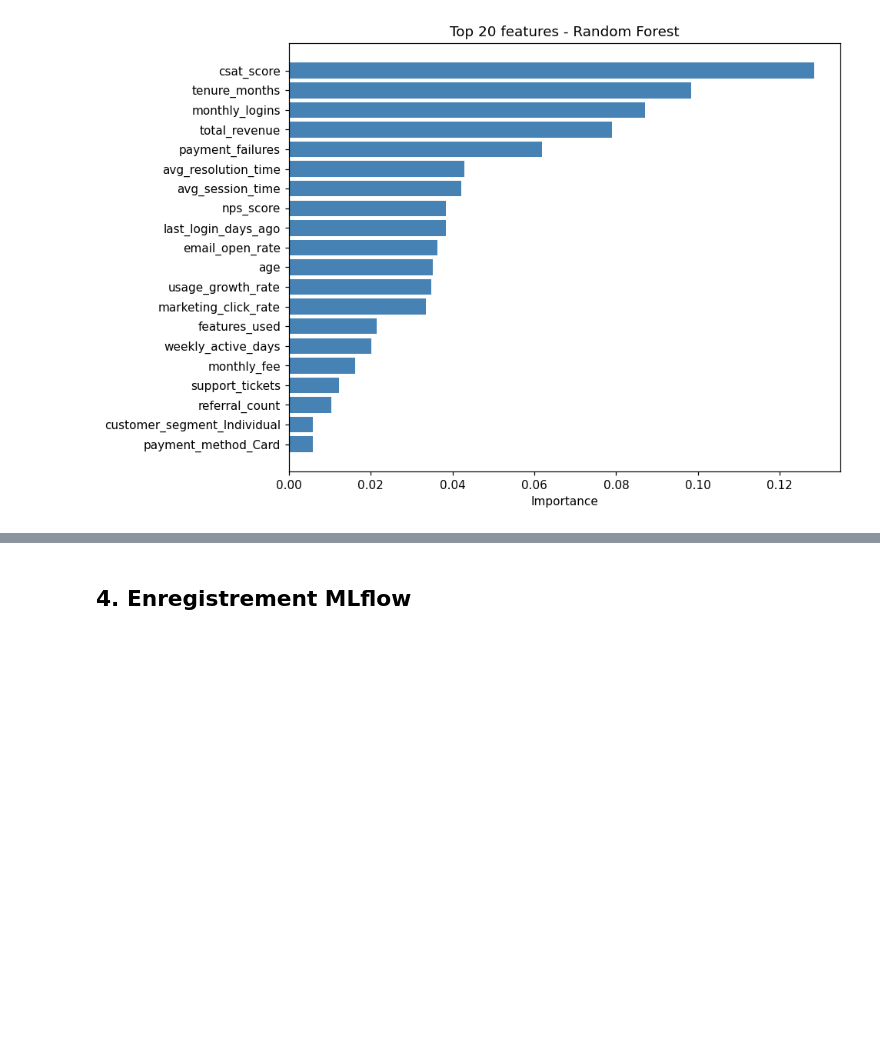
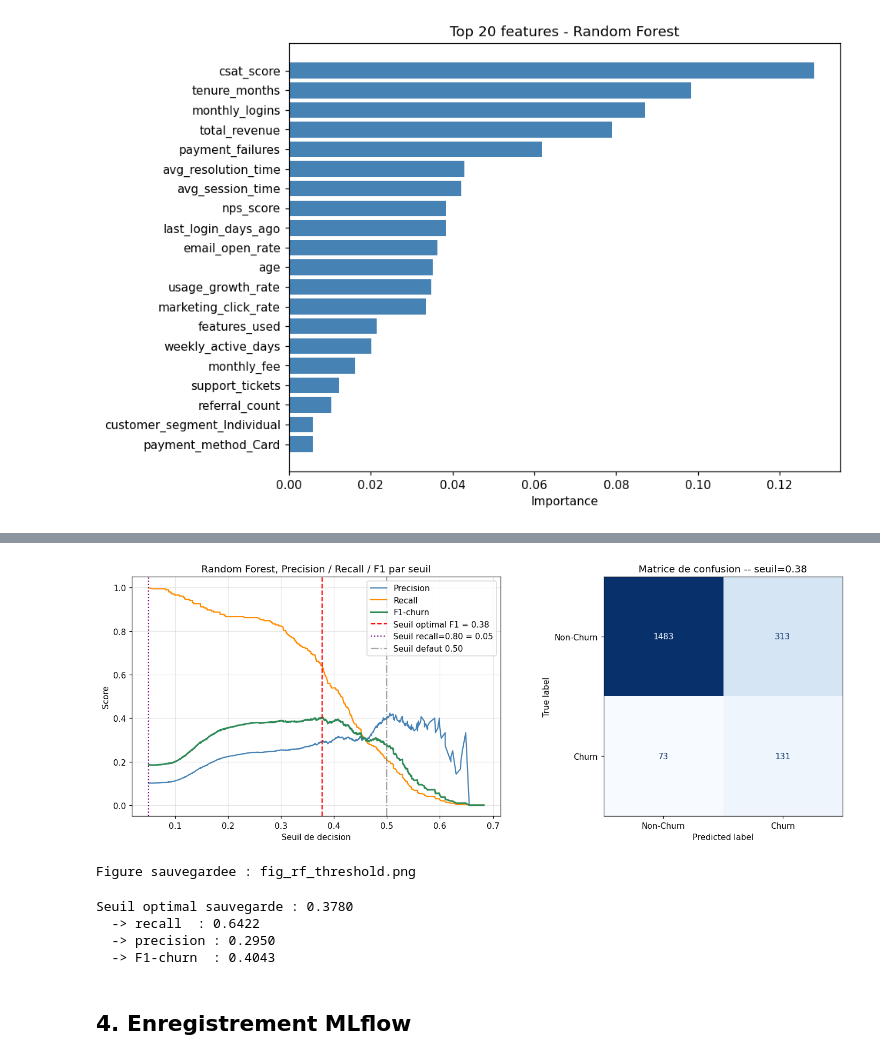
Before and after one commit to S13v3n-2/Projet_Data_Science, a Jupyter notebook: notebooks/04_random_forest.ipynb, the cells around one changed output, grey strips where cells are left out. Saved outputs shown, nothing was run; the diff lists cells and outputs as text; code cells hidden in the pictures; blank space fills up the shorter version.

Commit message:
adaptation des seuils des modeles

```diff
--- a/notebooks/04_random_forest.ipynb
+++ b/notebooks/04_random_forest.ipynb
@@ -123,3 +175,63 @@ plt.show()
+# %%
+import matplotlib.pyplot as plt
+import numpy as np
+
+fig, axes = plt.subplots(1, 2, figsize=(14, 5))
+
+# Courbe precision / recall / F1 selon le seuil
+ax = axes[0]
+ax.plot(thresholds, precisions[:-1], label="Precision", color="steelblue")
+ax.plot(thresholds, recalls[:-1],    label="Recall",    color="darkorange")
+ax.plot(thresholds, f1_scores,       label="F1-churn",  color="seagreen", linewidth=2)
+ax.axvline(optimal_threshold, color="red",    linestyle="--",
+           label=f"Seuil optimal F1 = {optimal_threshold:.2f}")
+if threshold_recall80 is not None:
+    ax.axvline(threshold_recall80, color="purple", linestyle=":",
+               label=f"Seuil recall=0.80 = {threshold_recall80:.2f}")
+ax.axvline(0.50, color="gray", linestyle="-.", alpha=0.7, label="Seuil defaut 0.50")
+ax.set_xlabel("Seuil de decision")
+ax.set_ylabel("Score")
+ax.set_title("Random Forest, Precision / Recall / F1 par seuil")
+ax.legend()
+ax.grid(alpha=0.3)
+
+# Matrice de confusion avec seuil optimal
+from sklearn.metrics import ConfusionMatrixDisplay, confusion_matrix
+cm = confusion_matrix(y_test, y_pred_opt)
+disp = ConfusionMatrixDisplay(cm, display_labels=["Non-Churn", "Churn"])
+disp.plot(ax=axes[1], colorbar=False, cmap="Blues")
+axes[1].set_title(f"Matrice de confusion -- seuil={optimal_threshold:.2f}")
+
+plt.tight_layout()
+plt.savefig("../data/processed/fig_rf_threshold.png", bbox_inches="tight")
+plt.show()
+print(f"Figure sauvegardee : fig_rf_threshold.png")
+# %% [output]
+[figure, added]
+Figure sauvegardee : fig_rf_threshold.png
+# %%
+# Sauvegarde du seuil optimal pour l'API FastAPI
+threshold_data = {
+    "threshold": optimal_threshold,
+    "threshold_recall80": threshold_recall80,
+    "recall_at_optimal": float(recalls[optimal_idx]),
+    "precision_at_optimal": float(precisions[optimal_idx]),
+    "f1_at_optimal": float(f1_scores[optimal_idx]),
+}
+from src.data.loader import PROCESSED_DIR
+import json
+(PROCESSED_DIR / "threshold_random_forest.json").write_text(
+    json.dumps(threshold_data, indent=2)
+)
+print(f"Seuil optimal sauvegarde : {optimal_threshold:.4f}")
+print(f"  -> recall  : {recalls[optimal_idx]:.4f}")
+print(f"  -> precision : {precisions[optimal_idx]:.4f}")
+print(f"  -> F1-churn  : {f1_scores[optimal_idx]:.4f}")
+# %% [output]
+Seuil optimal sauvegarde : 0.3780
+  -> recall  : 0.6422
+  -> precision : 0.2950
+  -> F1-churn  : 0.4043
 # %% [markdown]
 ## 4. Enregistrement MLflow
 # %%
```
Also changed, not shown: parts of 6 cells of this notebook, 4 other files.
